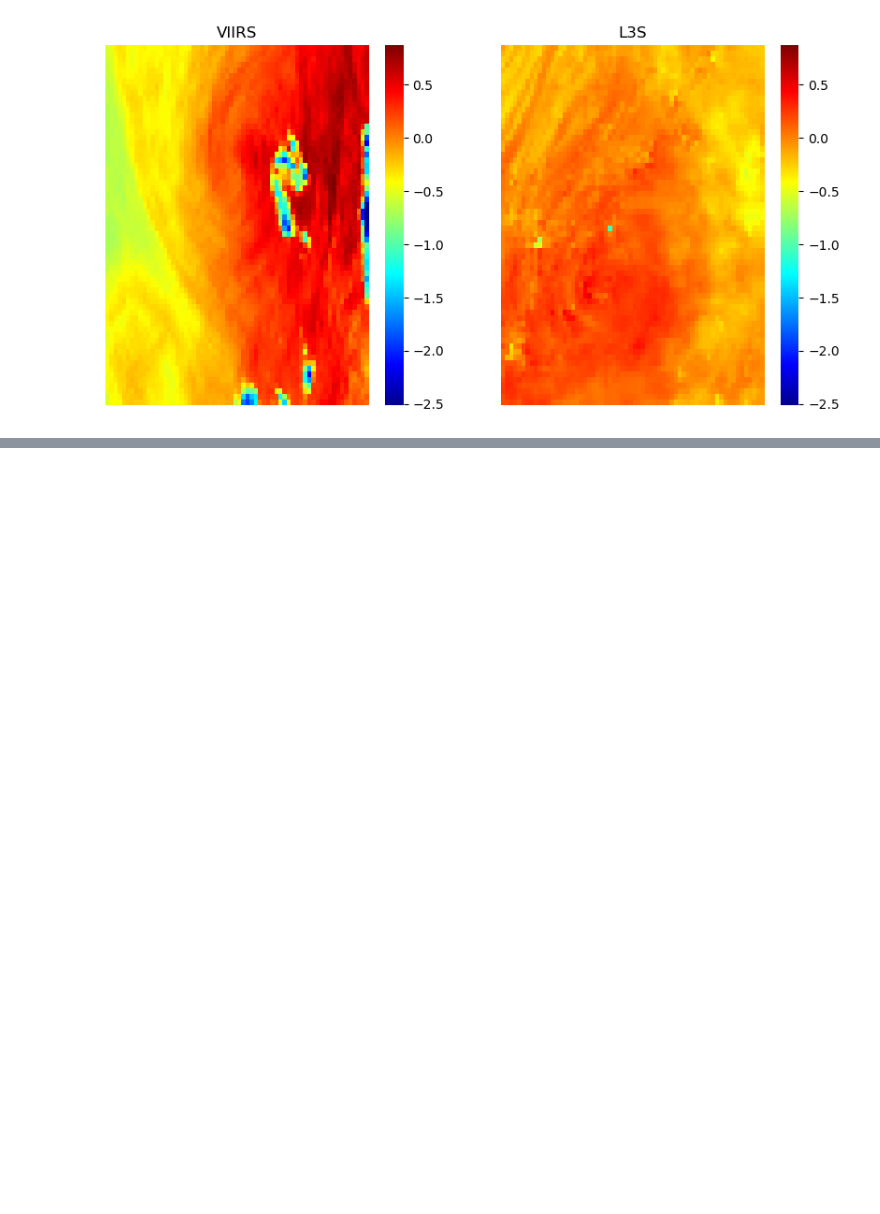
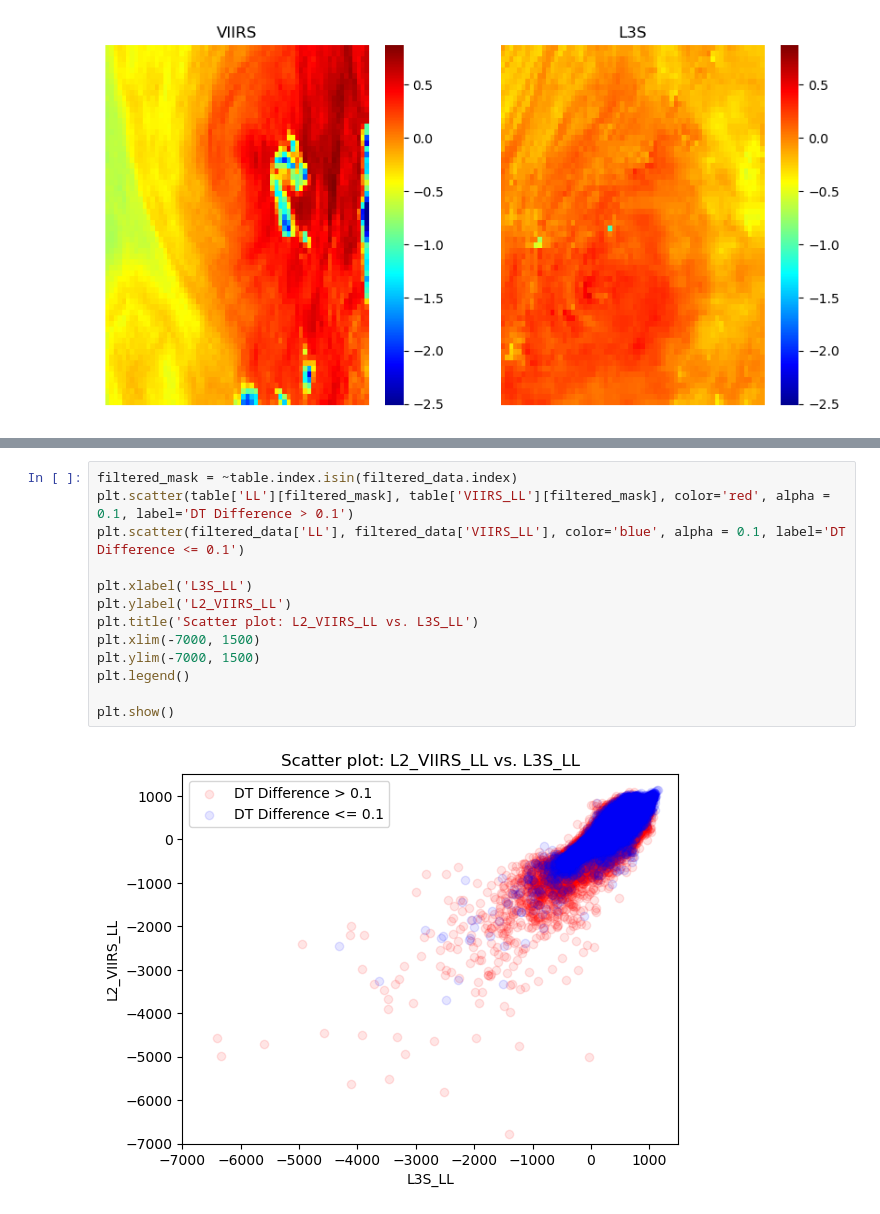
Before and after one commit to AI-for-Ocean-Science/ulmo, a Jupyter notebook: ulmo/sst_l3s/s3_images.ipynb, the cells around one changed output, grey strips where cells are left out. Cells and saved outputs as stored; diff of their text form; blank space fills up the shorter version.

```diff
--- a/ulmo/sst_l3s/s3_images.ipynb
+++ b/ulmo/sst_l3s/s3_images.ipynb
@@ -335,0 +307,15 @@ plt.show()
+# %%
+filtered_mask = ~table.index.isin(filtered_data.index)
+plt.scatter(table['LL'][filtered_mask], table['VIIRS_LL'][filtered_mask], color='red', alpha = 0.1, label='DT Difference > 0.1')
+plt.scatter(filtered_data['LL'], filtered_data['VIIRS_LL'], color='blue', alpha = 0.1, label='DT Difference <= 0.1')
+
+plt.xlabel('L3S_LL')
+plt.ylabel('L2_VIIRS_LL')
+plt.title('Scatter plot: L2_VIIRS_LL vs. L3S_LL')
+plt.xlim(-7000, 1500)
+plt.ylim(-7000, 1500)
+plt.legend()
+
+plt.show()
+# %% [output]
+[figure, added]
```
Also changed, not shown: parts of 11 cells of this notebook.
